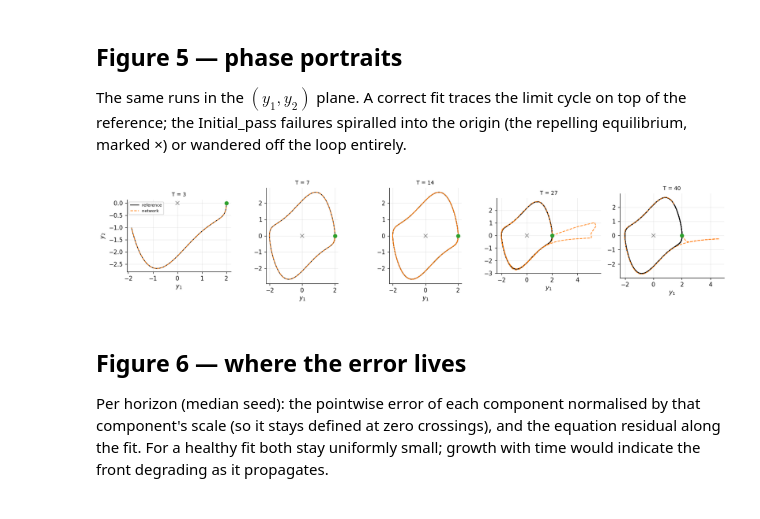
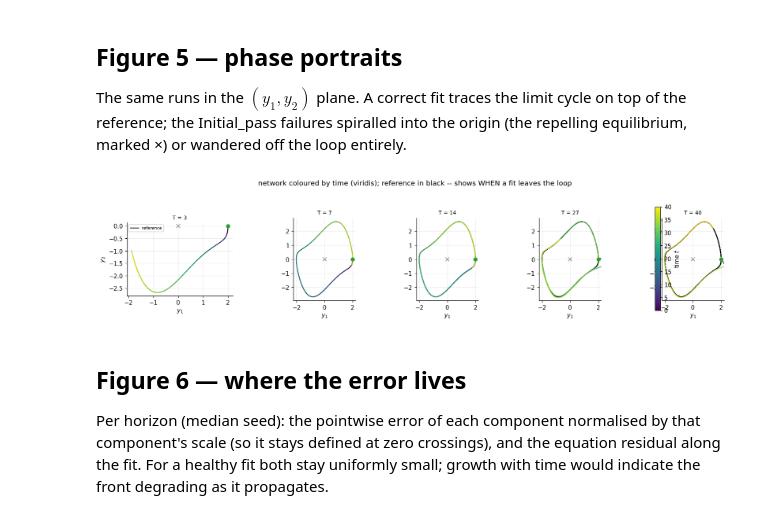
Before and after one commit to GeorgeWilliam1999/Van_Der_Pole, a Jupyter notebook: continuous_time_network/Causal_weighting/causal_weighting_sweep.ipynb, the cells around one changed output. Saved outputs shown, nothing was run; the diff lists cells and outputs as text; code cells hidden in the pictures.

```diff
--- a/continuous_time_network/Causal_weighting/causal_weighting_sweep.ipynb
+++ b/continuous_time_network/Causal_weighting/causal_weighting_sweep.ipynb
@@ -186,9 +186,13 @@ figure answers is whether causality removes the cliff.
 fig, ax = plt.subplots(figsize=(7.2, 4.4))
 for df, colour, marker, label in [(initial, "0.6", "x", "Initial_pass (unweighted)"),
                                   (summary, "C0", "o", "causal weighting")]:
-    ax.semilogy(df.horizon, df.rel_l2, marker, color=colour, ms=6, alpha=0.8)
-    med = df.groupby("horizon").rel_l2.median()
-    ax.semilogy(med.index, med.values, "-", color=colour, lw=1.6, label=label)
+    g = df.groupby("horizon").rel_l2
+    med, lo, hi = g.median(), g.min(), g.max()
+    ax.errorbar(med.index, med.values,
+                yerr=[med.values - lo.values, hi.values - med.values],
+                fmt=marker + "-", color=colour, lw=1.6, capsize=4, ms=6,
+                label=f"{label} (median of 3 seeds; bars span min-max)")
+ax.set_yscale("log")
 ax.axvline(LAP, color="grey", ls=":", lw=1)
 ax.text(LAP + 0.4, ax.get_ylim()[0] * 2, "one lap", color="grey", fontsize=8)
 ax.set_xlabel("horizon T")
@@ -236,27 +240,46 @@ The same runs in the $(y_1, y_2)$ plane. A correct fit traces the limit cycle on
 reference; the Initial_pass failures spiralled into the origin (the repelling equilibrium,
 marked ×) or wandered off the loop entirely.
 # %%
+from matplotlib.collections import LineCollection
+from matplotlib.colors import Normalize
+
+def coloured_curve(ax, x, y, t, cmap="viridis"):
+    """A line whose colour runs along `t`; returns the mappable for a colorbar."""
+    pts = np.array([x, y]).T.reshape(-1, 1, 2)
+    segs = np.concatenate([pts[:-1], pts[1:]], axis=1)
+    lc = LineCollection(segs, cmap=cmap, norm=Normalize(t.min(), t.max()))
+    lc.set_array(t[:-1])
+    lc.set_linewidth(1.6)
+    ax.add_collection(lc)          # autolim=True by default: updates the axes data limits
+    return lc
+
 fig, axes = plt.subplots(1, len(HORIZONS), figsize=(15, 3.2))
+lc_last = None
 for ax, T in zip(axes, HORIZONS):
     seed = median_seed(summary, T)
     key = f"T{T:g}_seed{seed}"
     t_ref, y_ref = tr.load_reference()
     mask = t_ref <= T + 1e-9
     ax.plot(y_ref[mask][:, 0], y_ref[mask][:, 1], "k-", lw=1.2, label="reference")
     yn = predictions[f"{key}_y_net"]
-    ax.plot(yn[:, 0], yn[:, 1], "--", color="C1", lw=1.2, label="network")
+    t_net = predictions[f"t_T{T:g}"]
+    lc_last = coloured_curve(ax, yn[:, 0], yn[:, 1], t_net)
     ax.plot(*m.START, "o", color="C2", ms=6)
     ax.plot(0, 0, "x", color="grey", ms=6)
     ax.set_title(f"T = {T:g}", fontsize=9)
     ax.set_xlabel("$y_1$")
     ax.set_aspect("equal")
+    ax.relim(); ax.autoscale_view()
 axes[0].set_ylabel("$y_2$")
 axes[0].legend(fontsize=7)
+fig.colorbar(lc_last, ax=axes, label="time $t$", fraction=0.025, pad=0.02)
+fig.suptitle("network coloured by time (viridis); reference in black -- "
+             "shows WHEN a fit leaves the loop", y=1.08)
 fig.tight_layout()
 fig.savefig(FIGURES / "05_phase_by_horizon.png", bbox_inches="tight")
 plt.show()
 # %% [output]
-[figure, old version]
+[figure, new version]
 # %% [markdown]
 ## Figure 6 — where the error lives
 
```
Also changed, not shown: parts of 4 cells of this notebook, 18 other files.
